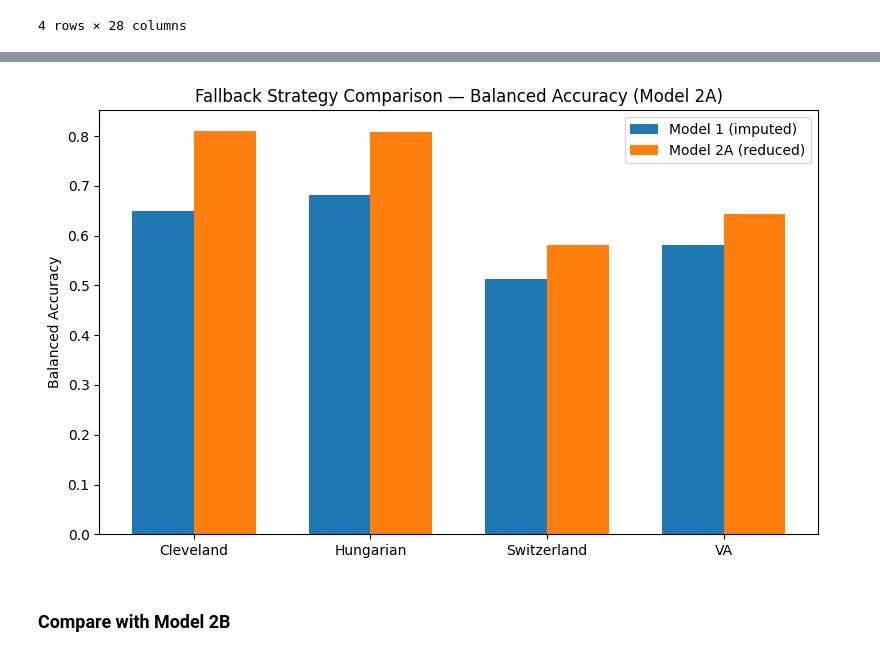
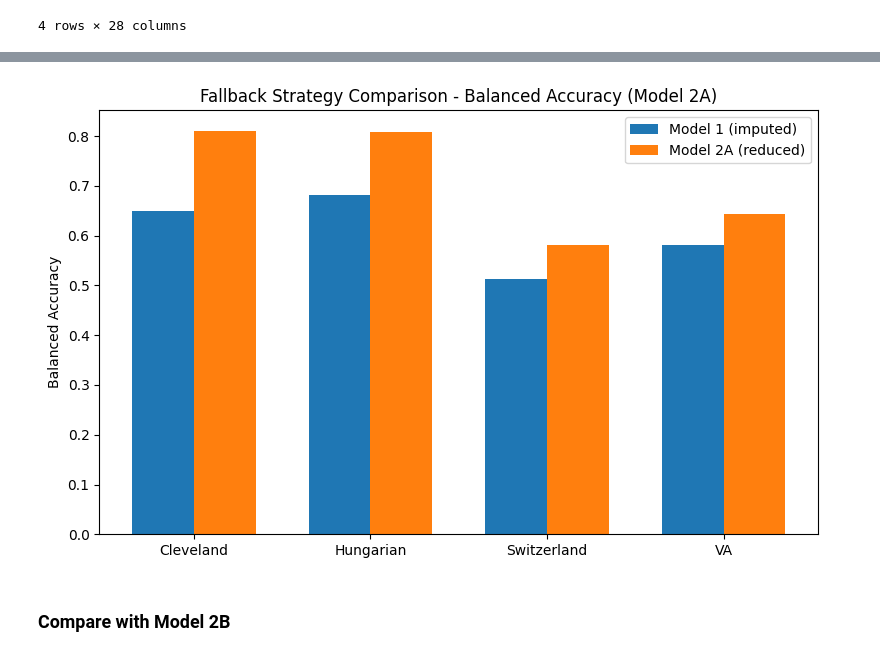
Before and after one commit to akimdavidov671/chd-prediction-dashboard, a Jupyter notebook: notebooks/uci-heart-disease.ipynb, the cells around one changed output, grey strips where cells are left out. Cells and saved outputs as stored; diff of their text form; code cells hidden in the pictures.

```diff
--- a/notebooks/uci-heart-disease.ipynb
+++ b/notebooks/uci-heart-disease.ipynb
@@ -2283,21 +2286,21 @@ plt.show()
 # %%
 # Balanced accuracy
 
 plt.figure(figsize=(8, 5))
 
 plt.bar(x - width/2, comparison_clean_2a["balanced_accuracy_model1_imputed"], width, label="Model 1 (imputed)")
 plt.bar(x + width/2, comparison_clean_2a["balanced_accuracy_model2a"], width, label="Model 2A (reduced)")
 
 plt.xticks(x, comparison_clean_2a["dataset"])
 plt.ylabel("Balanced Accuracy")
-plt.title("Fallback Strategy Comparison — Balanced Accuracy (Model 2A)")
+plt.title("Fallback Strategy Comparison - Balanced Accuracy (Model 2A)")
 plt.legend()
 
 plt.tight_layout()
 plt.savefig("uci_plots/model2_fallback_comparison_balanced_accuracy.png", bbox_inches="tight")
 plt.show()
 # %% [output]
-[figure, old version]
+[figure, new version]
 # %% [markdown]
 ### Compare with Model 2B
 # %%
```
Also changed, not shown: parts of 20 cells of this notebook.
